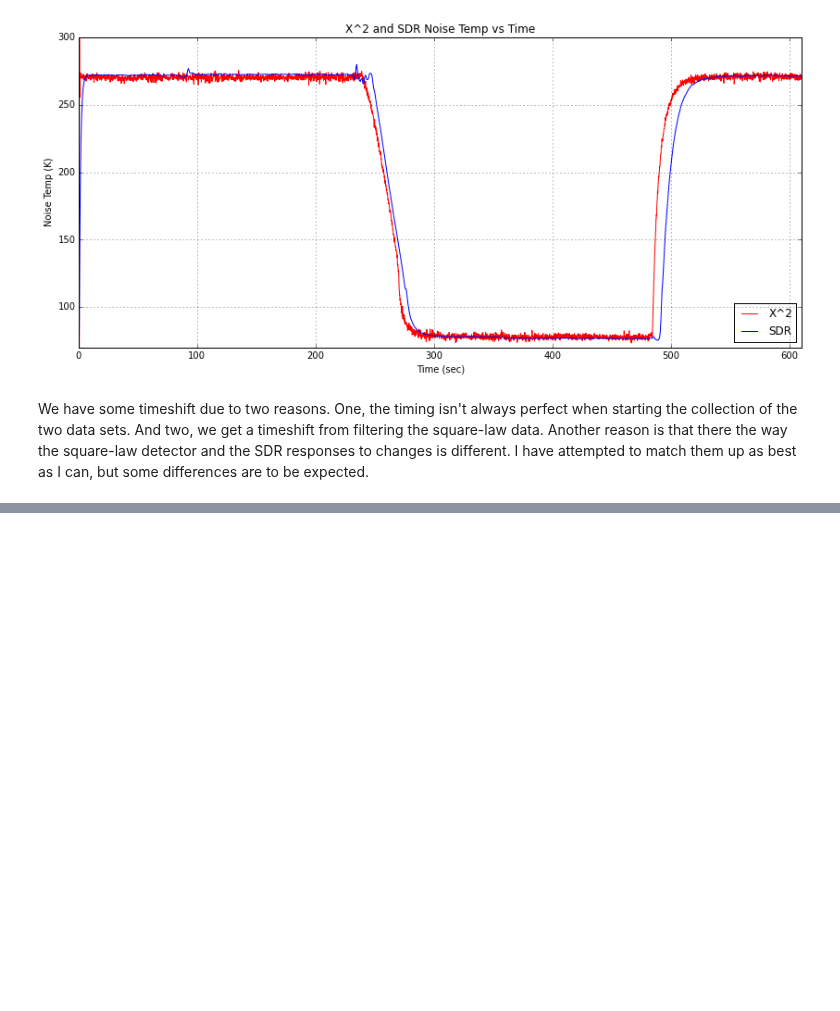
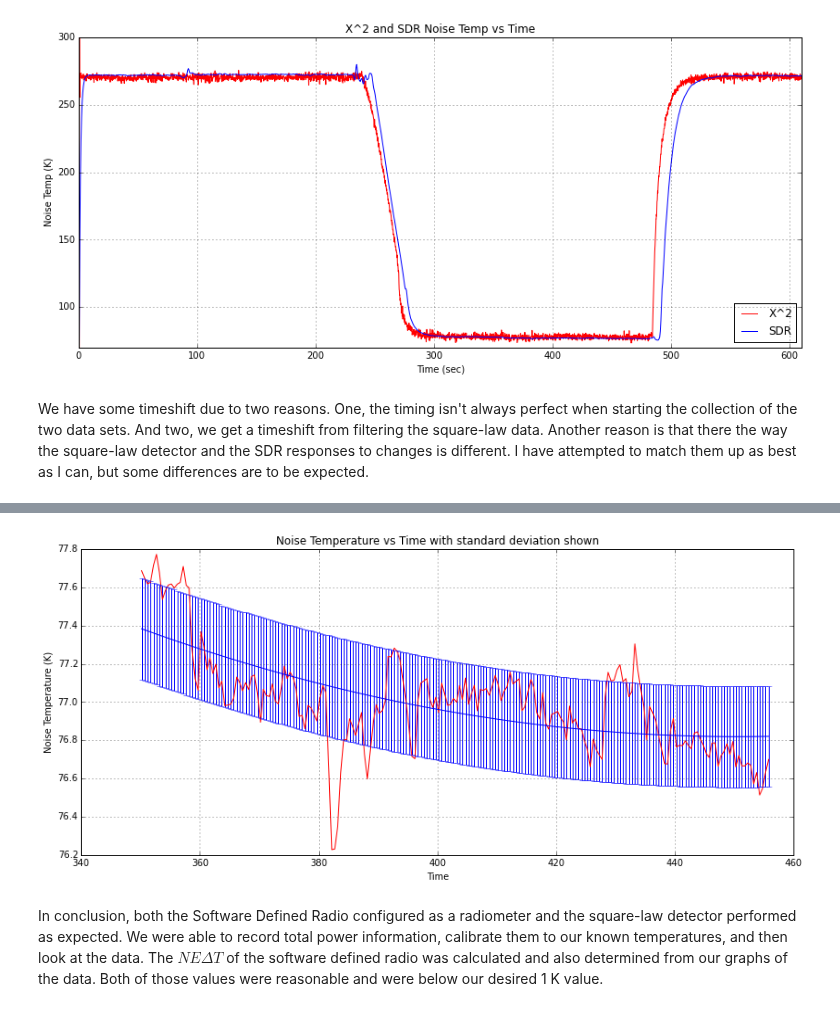
Before and after one commit to matgyver/Radiometer-SDR-Thesis, a Jupyter notebook: Experiments/Exp1/radiometer_experiment_1.ipynb, the cells around one changed output, grey strips where cells are left out. Saved outputs shown, nothing was run; the diff lists cells and outputs as text; code cells hidden in the pictures; blank space fills up the shorter version.

```diff
--- a/Experiments/Exp1/radiometer_experiment_1.ipynb
+++ b/Experiments/Exp1/radiometer_experiment_1.ipynb
@@ -211,0 +291,13 @@ We have some timeshift due to two reasons.  One, the timing isn't always perfect
+# %%
+fig = plt.figure(figsize=(14,6), dpi=100)
+b = p[0]*y*y+p[1]*y+p[2]
+plot(y,g,'r-')
+errorbar(y,b,stdsdr)
+xlabel('Time')
+ylabel('Noise Temperature (K)')
+title('Noise Temperature vs Time with standard deviation shown')
+grid(True)
+# %% [output]
+[figure, added]
+# %% [markdown]
+In conclusion, both the Software Defined Radio configured as a radiometer and the square-law detector performed as expected.  We were able to record total power information, calibrate them to our known temperatures, and then look at the data.  The $NE\Delta T$ of the software defined radio was calculated and also determined from our graphs of the data.  Both of those values were reasonable and were below our desired 1 K value.
```
Also changed, not shown: parts of 28 cells of this notebook.
